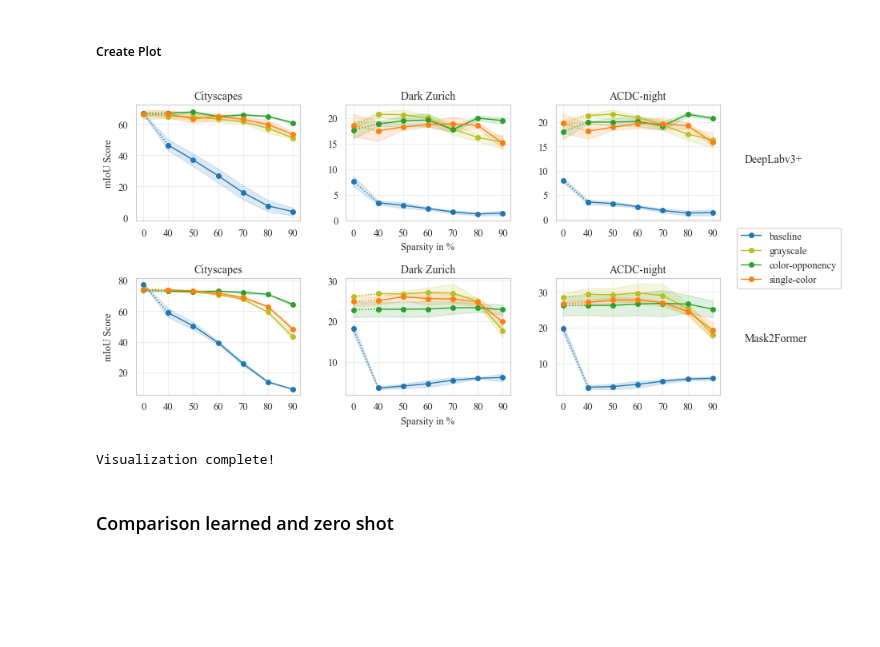
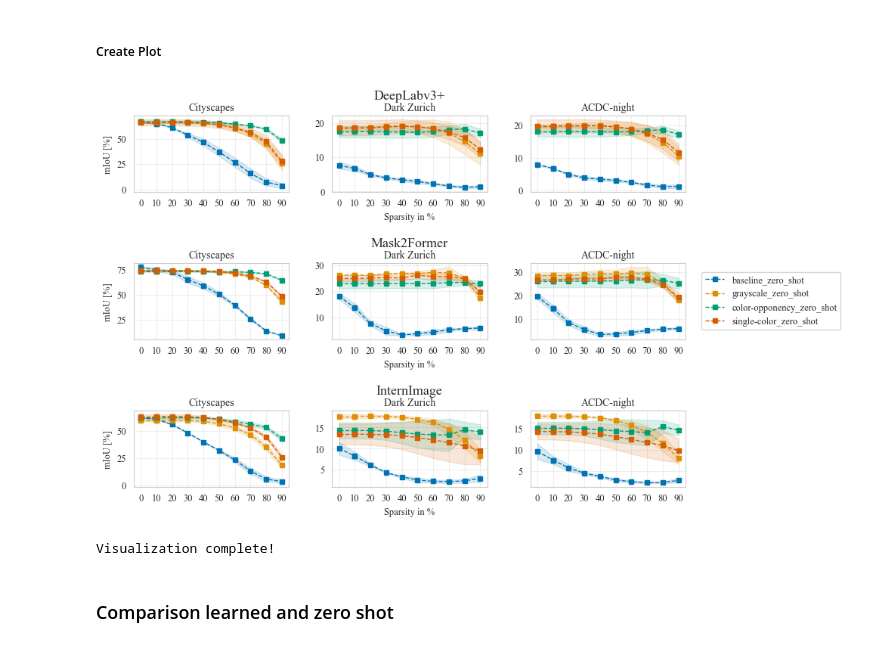
Before and after one commit to LiaNimmermann/Visualization-Notebooks, a Jupyter notebook: Data-Visualization/Paper_plots.ipynb, the cells around one changed output. Drawn from its saved outputs; the diff is of its cells as text; code cells hidden in the pictures; blank space fills up the shorter version.

Commit message:
added changes and maks2former with correct std

```diff
--- a/Data-Visualization/Paper_plots.ipynb
+++ b/Data-Visualization/Paper_plots.ipynb
@@ -368,8 +392,8 @@ df5_filtered = process_dataframe(df5, architecture_filter='mask2former')  # Filt
 ##### Create Plot
 # %%
 # Use custom colors for each preprocessing method
-colors = {'baseline': '#1f77b4', 'grayscale': '#bcbd22', 'single-color': '#ff7f0e', 'color-opponency': '#2ca02c'}
-
+#colors = {'baseline': '#1f77b4', 'grayscale': '#bcbd22', 'single-color': '#ff7f0e', 'color-opponency': '#2ca02c'}
+colors = {'baseline': cb[0], 'grayscale': cb[1], 'single-color': cb[3], 'color-opponency': cb[2],}
 # Function to plot data on a given axis
 def plot_data(ax, df_filtered, dataset_title):
     # Plot lines and markers for each preprocessing method
@@ -379,20 +403,20 @@ def plot_data(ax, df_filtered, dataset_title):
         # Plot first segment (between first and second x-values) with dotted line
         if len(data_subset) >= 2:
             first_two = data_subset.iloc[:2]
-            ax.plot(first_two['sparsity_numeric'], first_two['mIoU'],
-                    marker='o', linewidth=1, markersize=4, color=colors[preprocessing],
-                    linestyle=':')
+            ax.plot(first_two['sparsity_numeric'], first_two['mIoU'].round(2),
+                    marker='s', linewidth=1, markersize=4, color=colors[preprocessing],
+                    linestyle='--')
 
         # Plot remaining segments with solid line (without label to avoid duplication)
         if len(data_subset) > 2:
-            ax.plot(data_subset['sparsity_numeric'].iloc[1:], data_subset['mIoU'].iloc[1:],
-                    marker='o', linewidth=1, markersize=4, color=colors[preprocessing],
-                    linestyle='-', label=preprocessing)
+            ax.plot(data_subset['sparsity_numeric'].iloc[1:], data_subset['mIoU'].round(2).iloc[1:],
+                    marker='s', linewidth=1, markersize=4, color=colors[preprocessing],
+                    linestyle='--', label=preprocessing)
 
         # Add error bands
         ax.fill_between(data_subset['sparsity_numeric'],
-                        data_subset['mIoU_lower'],
-                        data_subset['mIoU_upper'],
+                        data_subset['mIoU_lower'].round(2),
+                        data_subset['mIoU_upper'].round(2),
                         alpha=0.15, color=colors[preprocessing])
 
     # Customize the plot
@@ -409,7 +433,7 @@ def plot_data(ax, df_filtered, dataset_title):
 # %%
 # Create the lineplot with error bands - side by side comparison
 
-fig, ((ax1, ax2, ax3), (ax4, ax5, ax6)) = plt.subplots(2, 3, figsize=(8, 4.5))
+fig, ((ax1, ax2, ax3), (ax4, ax5, ax6), (ax7, ax8, ax9)) = plt.subplots(3, 3, figsize=(8, 6))
 
 
 # Plot all three datasets
@@ -421,14 +445,21 @@ plot_data(ax4, df5_filtered[df5_filtered['Dataset'] == 'cityscapes'], 'Cityscape
 plot_data(ax5, df5_filtered[df5_filtered['Dataset'] == 'dark_zurich'], 'Dark Zurich')
 plot_data(ax6, df5_filtered[df5_filtered['Dataset'] == 'acdc_night'], 'ACDC-night')
 
+plot_data(ax7, df6_filtered[df6_filtered['Dataset'] == 'cityscapes'], 'Cityscapes')
+plot_data(ax8, df6_filtered[df6_filtered['Dataset'] == 'dark_zurich'], 'Dark Zurich')
+plot_data(ax9, df6_filtered[df6_filtered['Dataset'] == 'acdc_night'], 'ACDC-night')
+
 
 # Set y-label only for the leftmost plot
-ax1.set_ylabel('mIoU Score', fontsize=9, fontproperties=times_new_roman)
+ax1.set_ylabel('mIoU [%]', fontsize=9, fontproperties=times_new_roman)
 ax2.set_ylabel(' ')
 ax3.set_ylabel(' ')
-ax4.set_ylabel('mIoU Score', fontsize=9, fontproperties=times_new_roman)
+ax4.set_ylabel('mIoU [%]', fontsize=9, fontproperties=times_new_roman)
 ax5.set_ylabel(' ')
 ax6.set_ylabel(' ')
+ax7.set_ylabel('mIoU [%]', fontsize=9, fontproperties=times_new_roman)
+ax8.set_ylabel(' ')
+ax9.set_ylabel(' ')
 
 # Set x-label for center plot
 ax1.set_xlabel('')
@@ -437,12 +468,17 @@ ax3.set_xlabel('')
 ax4.set_xlabel('')
 ax5.set_xlabel('Sparsity in %', fontsize=9, fontproperties=times_new_roman)
 ax6.set_xlabel('')
-
+ax4.set_xlabel('')
+ax5.set_xlabel('Sparsity in %', fontsize=9, fontproperties=times_new_roman)
+ax6.set_xlabel('')
+ax7.set_xlabel('')
+ax8.set_xlabel('Sparsity in %', fontsize=9, fontproperties=times_new_roman)
+ax9.set_xlabel('')
 
 # Collect legend handles and labels from all axes and deduplicate
 handles = []
 labels = []
-for ax in (ax1, ax2, ax3, ax4, ax5, ax6):
+for ax in (ax1, ax2, ax3, ax4, ax5, ax6, ax7, ax8, ax9):
     h, l = ax.get_legend_handles_labels()
     for hi, li in zip(h, l):
         if li not in labels:
@@ -453,45 +489,56 @@ for ax in (ax1, ax2, ax3, ax4, ax5, ax6):
     if lg is not None:
         lg.remove()
 
+labels = [label + "_zero_shot" for label in labels] # Add suffix to indicate zero-shot results
+
 # Place a single legend to the right of the subplots
 leg = fig.legend(handles, labels, loc='center left', bbox_to_anchor=(1.0, 0.5), fontsize=9)
 for text in leg.get_texts():
     text.set_fontproperties(times_new_roman)
     text.set_fontsize(9)
-fig.text(1.02, 0.775, "DeepLabv3+",
-         va='center', ha='left',
-         fontsize=10, fontweight='bold', fontproperties=times_new_roman)
+def row_label(ax, text):
+    ax.text(
+        0.5, 1.18,
+        text,
+        transform=ax.transAxes,
+        ha="center",
+        va="bottom",
+        fontsize=13,
+        fontweight="bold",
+        fontproperties=times_new_roman
+    )
 
-fig.text(1.02, 0.2775, "Mask2Former",
-         va='center', ha='left',
-         fontsize=10, fontweight='bold', fontproperties=times_new_roman)
-axes = [ax1, ax2, ax3, ax4, ax5, ax6]
+row_label(ax2, "DeepLabv3+")
+row_label(ax5, "Mask2Former")
+row_label(ax8, "InternImage")
+
+axes = [ax1, ax2, ax3, ax4, ax5, ax6, ax7, ax8, ax9]
 
 for ax in axes:
     # Titel
     ax.title.set_fontproperties(times_new_roman)
     ax.title.set_fontsize(10)
 
     # Tick labels
     for label in ax.get_xticklabels():
         label.set_fontproperties(times_new_roman)
         label.set_fontsize(9)
 
     for label in ax.get_yticklabels():
         label.set_fontproperties(times_new_roman)
         label.set_fontsize(9)
 
 
 # Adjust layout to make room for the legend
 plt.tight_layout()
 plt.show()
 
 # Save figure to PDF file
-fig.savefig("../Figure-PDFs/DeepLab-Mask2Former_Sparsity_mIoU_zero_shot.pdf", bbox_inches='tight')
+fig.savefig("../Figure-PDFs/DeepLab-Mask2Former_InternImage_Sparsity_mIoU_zero_shot.pdf", bbox_inches='tight')
 
 print("Visualization complete!")
 # %% [output]
-[figure, old version]
+[figure, new version]
 Visualization complete!
 # %% [markdown]
 ### Comparison learned and zero shot
```
Also changed, not shown: parts of 10 cells of this notebook, 50 other files.
